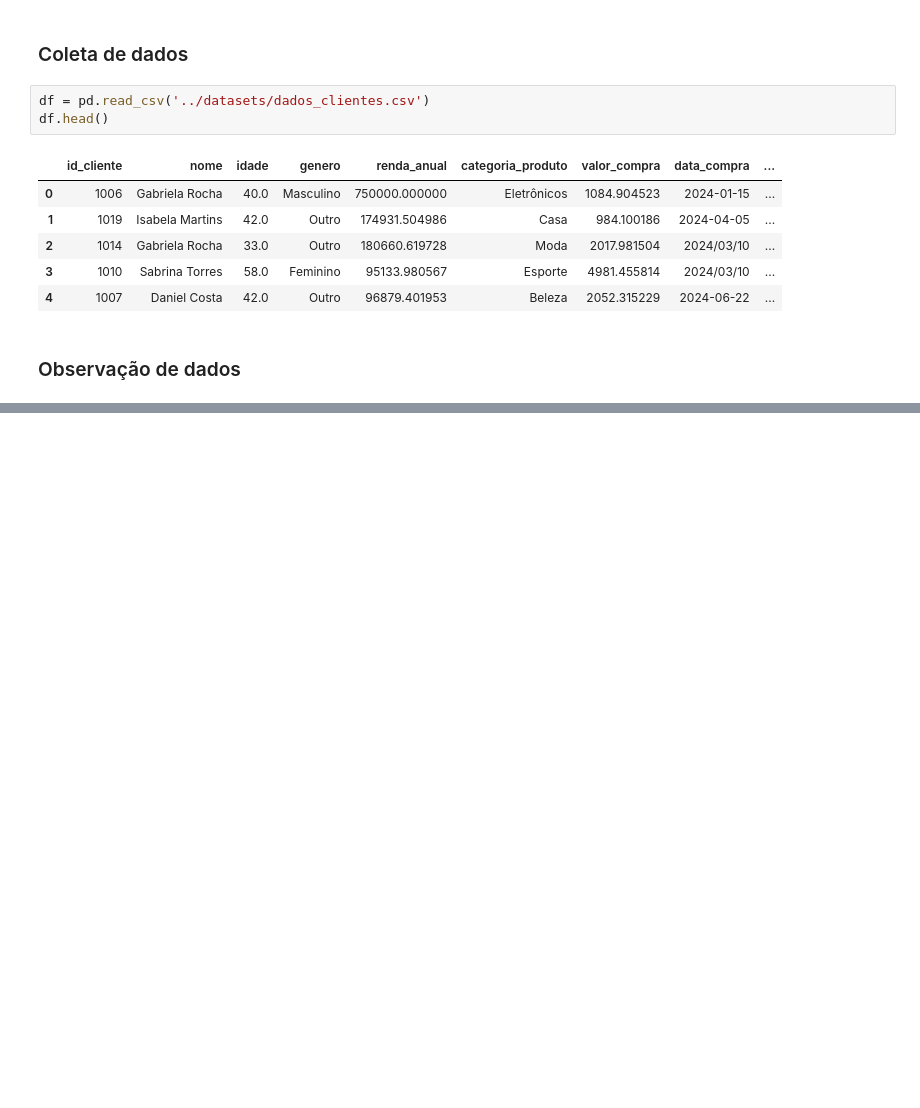
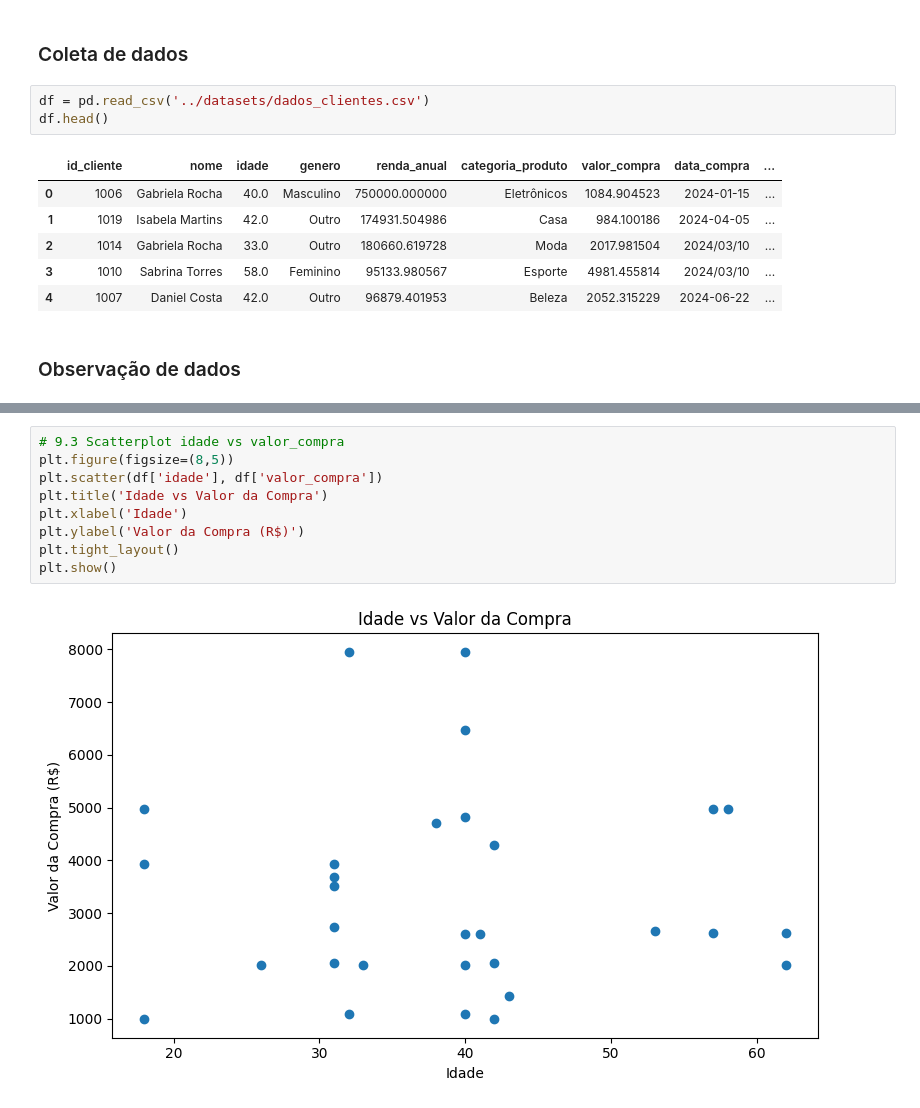
Before and after one commit to LucasFeitosa1602/DataClean-Co, a Jupyter notebook: notebooks/EDA.ipynb, the cells around one changed output, grey strips where cells are left out. Saved outputs shown, nothing was run; the diff lists cells and outputs as text; blank space fills up the shorter version.

```diff
--- a/notebooks/EDA.ipynb
+++ b/notebooks/EDA.ipynb
@@ -47,0 +186,11 @@ np.int64(0)
+# %%
+# 9.3 Scatterplot idade vs valor_compra
+plt.figure(figsize=(8,5))
+plt.scatter(df['idade'], df['valor_compra'])
+plt.title('Idade vs Valor da Compra')
+plt.xlabel('Idade')
+plt.ylabel('Valor da Compra (R$)')
+plt.tight_layout()
+plt.show()
+# %% [output]
+[figure, added]
```
Also changed, not shown: parts of 11 cells of this notebook.
